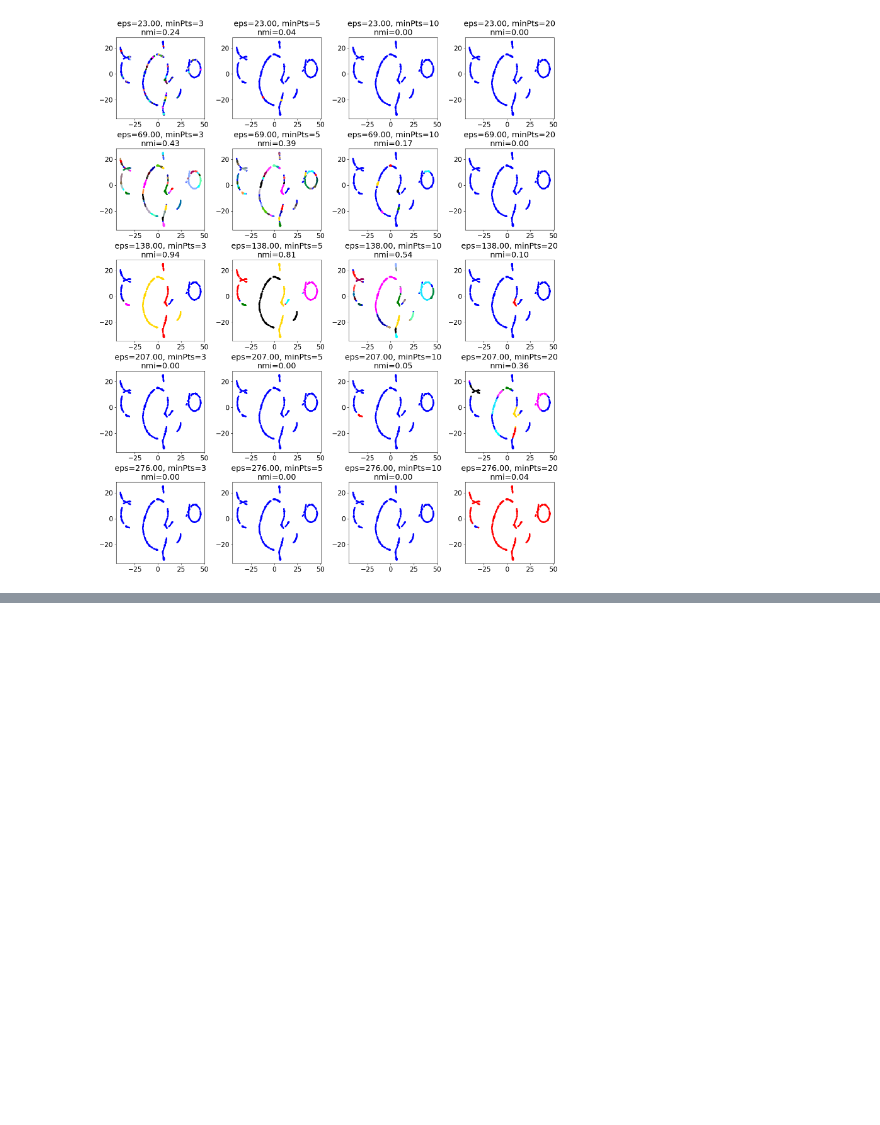
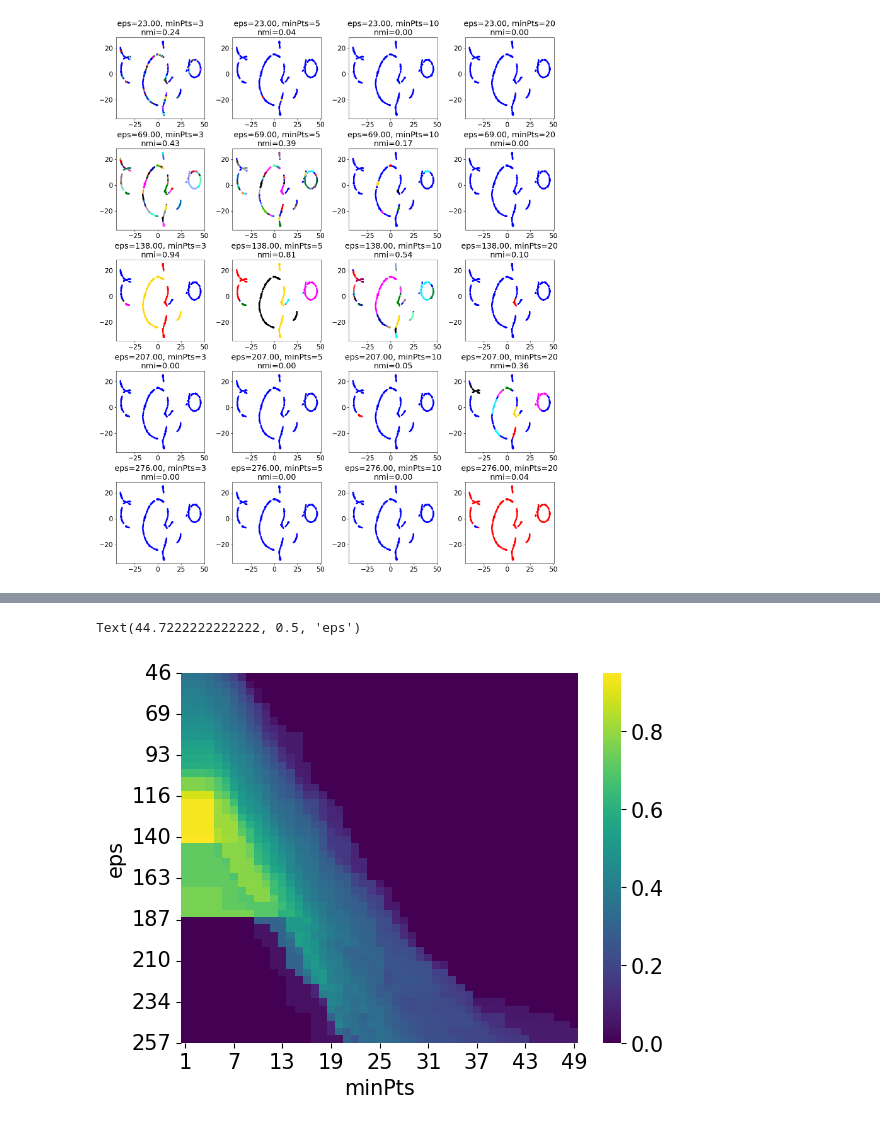
Before and after one commit to davbac/LCP-modB, a Jupyter notebook: ex03/DBSCAN-23.ipynb, the cells around one changed output, grey strips where cells are left out. Saved outputs shown, nothing was run; the diff lists cells and outputs as text; code cells hidden in the pictures; blank space fills up the shorter version.

```diff
--- a/ex03/DBSCAN-23.ipynb
+++ b/ex03/DBSCAN-23.ipynb
@@ -192,0 +208,16 @@ plt.show()
+# %%
+import pandas as pd
+import matplotlib.ticker as ticker
+
+nmi = pd.DataFrame(nmi, columns=minpts_range, index=eps_range)
+g = sns.heatmap(nmi, xticklabels=6, cmap='viridis')
+
+g.yaxis.set_major_locator(ticker.LinearLocator(10))
+ylabels = [f"{i:.0f}" for i in eps_range[::(len(eps_range) // 10)]]
+g.set_yticklabels(ylabels)
+
+g.set_xlabel("minPts")
+g.set_ylabel("eps")
+# %% [output]
+Text(44.7222222222222, 0.5, 'eps')
+[figure, added]
```
Also changed, not shown: parts of 3 cells of this notebook.
